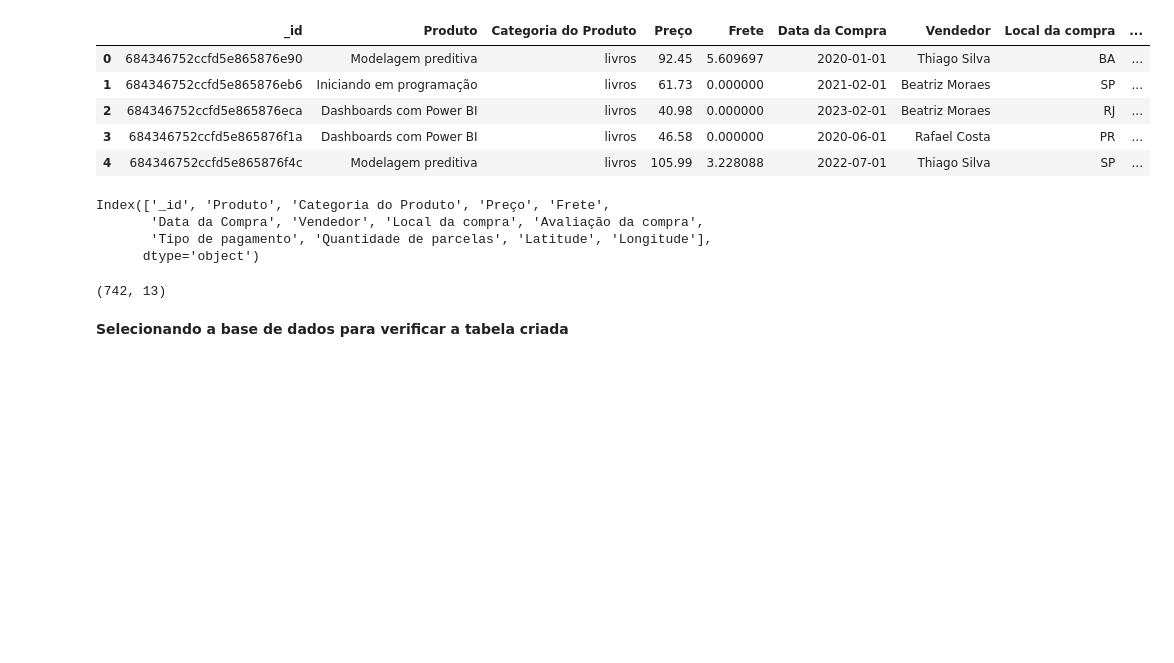
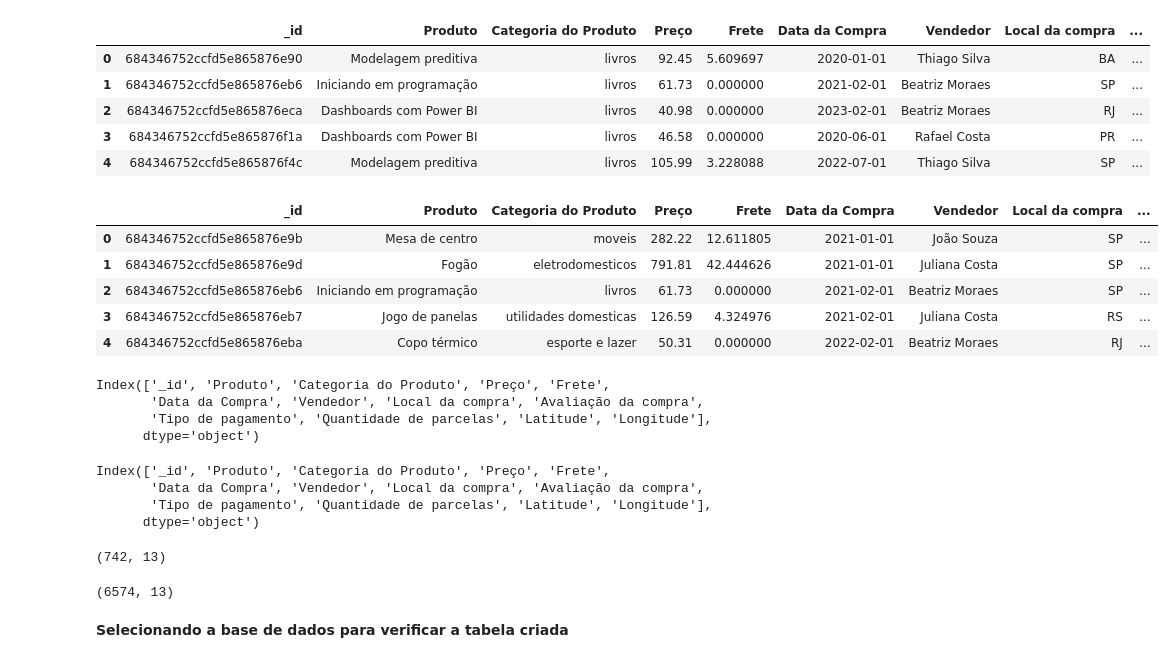
Before and after one commit to gloriiakang/pipeline-python-mongo-mysql, a Jupyter notebook: notebooks/save_data_mysql.ipynb, the cells around one changed output. Cells and saved outputs as stored; diff of their text form; code cells hidden in the pictures; blank space fills up the shorter version.

```diff
--- a/notebooks/save_data_mysql.ipynb
+++ b/notebooks/save_data_mysql.ipynb
@@ -53,8 +53,15 @@ df_livros.head()
 | 3 | 684346752ccfd5e865876f1a | Dashboards com Power BI | livros | 46.58 | 0.000000 | 2020-06-01 | Rafael Costa | PR | ... |
 | 4 | 684346752ccfd5e865876f4c | Modelagem preditiva | livros | 105.99 | 3.228088 | 2022-07-01 | Thiago Silva | SP | ... |
 # %%
-df_tabela_2021_em_diante = pd.read_csv("/home/gck/pipeline-python-mongo-mysql/data/tabela_livros.csv")
+df_tabela_2021_em_diante = pd.read_csv("/home/gck/pipeline-python-mongo-mysql/data/tabela_2021_em_diante.csv")
 df_tabela_2021_em_diante.head()
+# %% [output]
+|  | _id | Produto | Categoria do Produto | Preço | Frete | Data da Compra | Vendedor | Local da compra | ... |
+| 0 | 684346752ccfd5e865876e9b | Mesa de centro | moveis | 282.22 | 12.611805 | 2021-01-01 | João Souza | SP | ... |
+| 1 | 684346752ccfd5e865876e9d | Fogão | eletrodomesticos | 791.81 | 42.444626 | 2021-01-01 | Juliana Costa | SP | ... |
+| 2 | 684346752ccfd5e865876eb6 | Iniciando em programação | livros | 61.73 | 0.000000 | 2021-02-01 | Beatriz Moraes | SP | ... |
+| 3 | 684346752ccfd5e865876eb7 | Jogo de panelas | utilidades domesticas | 126.59 | 4.324976 | 2021-02-01 | Juliana Costa | RS | ... |
+| 4 | 684346752ccfd5e865876eba | Copo térmico | esporte e lazer | 50.31 | 0.000000 | 2022-02-01 | Beatriz Moraes | RJ | ... |
 # %%
 df_livros.columns
 # %% [output]
@@ -62,10 +69,21 @@ Index(['_id', 'Produto', 'Categoria do Produto', 'Preço', 'Frete',
        'Data da Compra', 'Vendedor', 'Local da compra', 'Avaliação da compra',
        'Tipo de pagamento', 'Quantidade de parcelas', 'Latitude', 'Longitude'],
       dtype='object')
+# %%
+df_tabela_2021_em_diante.columns
+# %% [output]
+Index(['_id', 'Produto', 'Categoria do Produto', 'Preço', 'Frete',
+       'Data da Compra', 'Vendedor', 'Local da compra', 'Avaliação da compra',
+       'Tipo de pagamento', 'Quantidade de parcelas', 'Latitude', 'Longitude'],
+      dtype='object')
 # %%
 df_livros.shape
 # %% [output]
 (742, 13)
+# %%
+df_tabela_2021_em_diante.shape
+# %% [output]
+(6574, 13)
 # %%
 cursor.execute("""
               CREATE TABLE IF NOT EXISTS dbprodutos.tb_livros(
```
Also changed, not shown: parts of 7 cells of this notebook, 1 other file.
